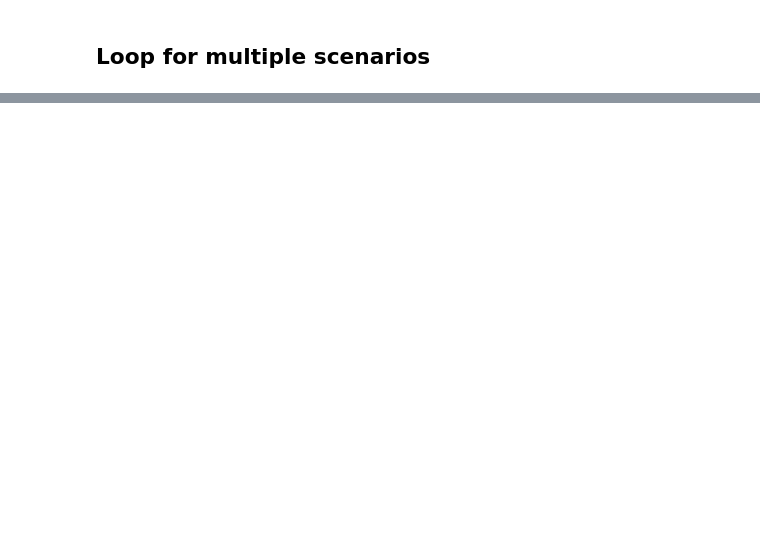
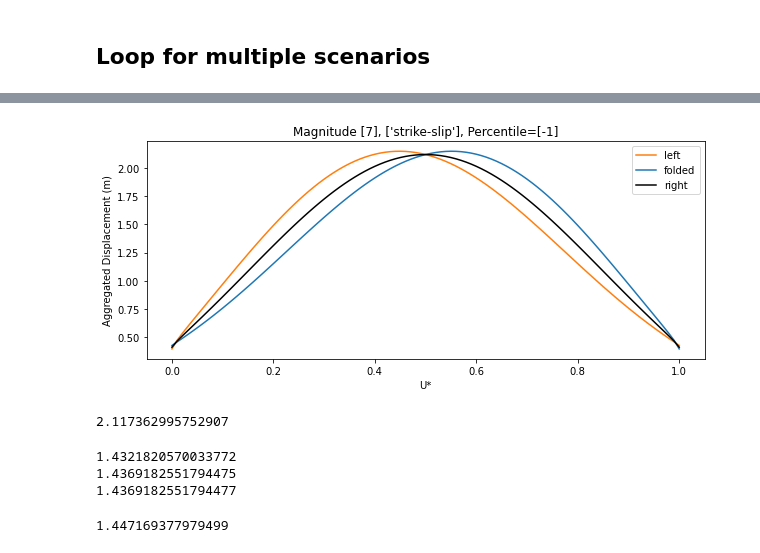
Before and after one commit to asarmy/kea23, a Jupyter notebook: examples/Run Displacement Model.ipynb, the cells around one changed output, grey strips where cells are left out. Saved outputs shown, nothing was run; the diff lists cells and outputs as text; code cells hidden in the pictures; blank space fills up the shorter version.

```diff
--- a/examples/Run Displacement Model.ipynb
+++ b/examples/Run Displacement Model.ipynb
@@ -105,0 +125,30 @@ df
+# %%
+# User-defined cases
+location = np.arange(0, 1.01, 0.01).tolist()
+magnitude = 7
+percentile = -1
+style = "strike-slip"
+
+# Define all scenarios
+if not isinstance(magnitude, list):
+    magnitude = [magnitude]
+if not isinstance(location, list):
+    location = [location]
+if not isinstance(percentile, list):
+    percentile = [percentile]
+if not isinstance(style, list):
+    style = [style]
+
+# Perform calculations
+scenarios = list(product(magnitude, location, style, percentile))
+df = pd.DataFrame()
+for scenario in scenarios:
+    results = run_displacement_model.run_model(
+        magnitude=scenario[0],
+        location=scenario[1],
+        style=scenario[2],
+        percentile=scenario[3],
+    )
+    df = pd.concat([df, results])
+
+df
@@ -105,0 +169,31 @@ df
+# %%
+fig, ax = plt.subplots(1,1, figsize=(10,4))
+x, y_left, y_right, y_folded = df["location"], df["displ_site"], df["displ_complement"], df["displ_folded"]
+ax.plot(x, y_left, c="tab:orange", label="left")
+ax.plot(x, y_right, c="tab:blue", label="folded")
+ax.plot(x, y_folded, c="k", label="right")
+title = f"Magnitude {magnitude}, {style}, Percentile={percentile}"
+ax.set(xlabel="U*", ylabel="Aggregated Displacement (m)", title=title)
+ax.legend(loc="best")
+
+# Clean up variables
+del magnitude, location, style, percentile
+# %% [output]
+[figure, added]
+# %%
+max(y_folded)
+# %% [output]
+2.117362995752907
+# %%
+print(np.mean(y_folded))
+print(np.mean(y_left))
+print(np.mean(y_right))
+# %% [output]
+1.4321820570033772
+1.4369182551794475
+1.4369182551794477
+# %%
+area = np.trapz(y_left, x)
+area
+# %% [output]
+1.447169377979499
```
Also changed, not shown: parts of 7 cells of this notebook, 3 other files.
